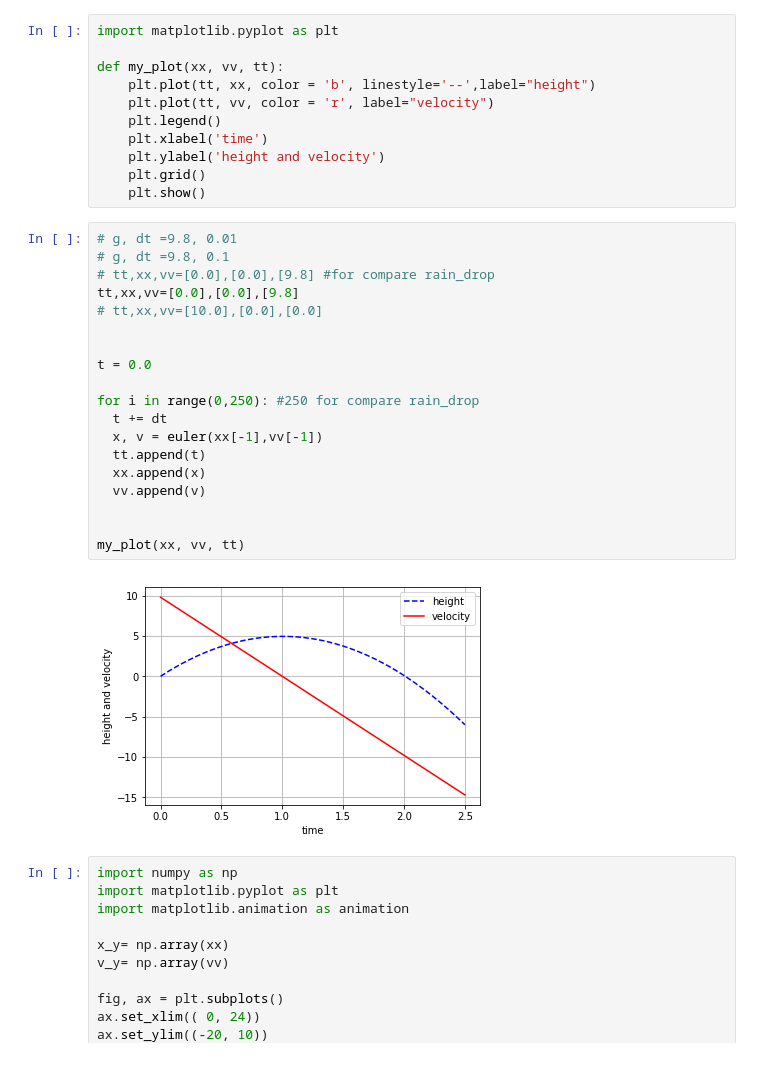
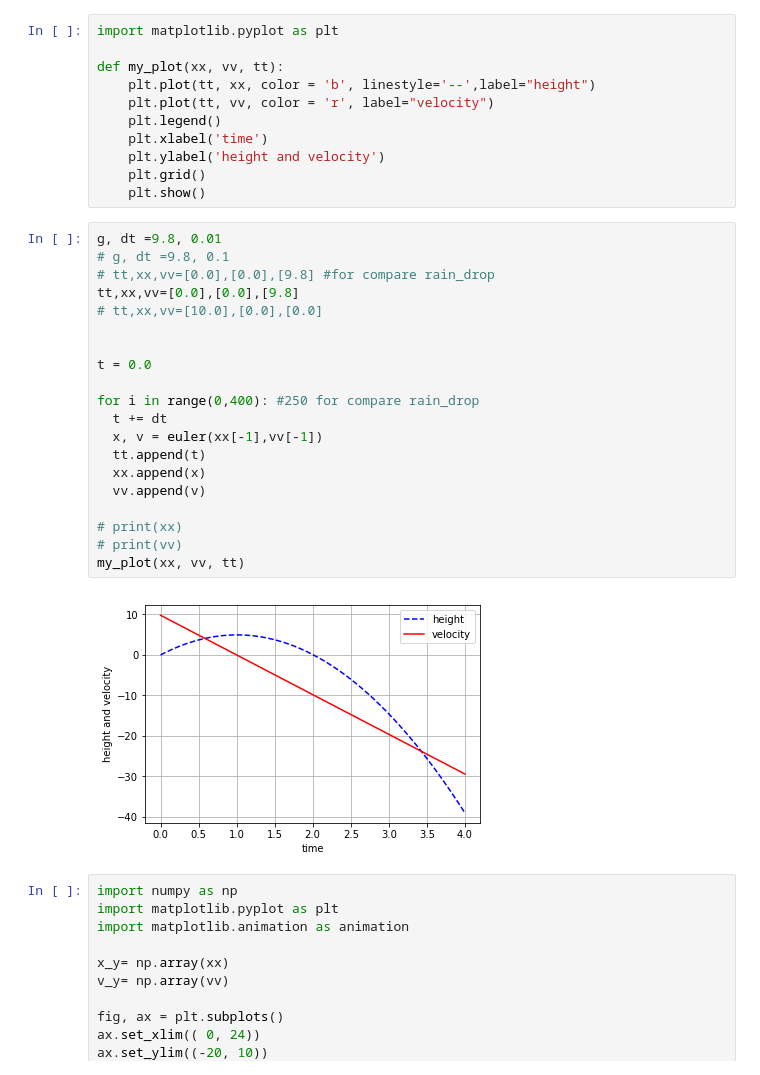
Before and after one commit to daddygongon/jupyter_num_calc, a Jupyter notebook: numerical_calc/ode/python_ode.ipynb, the cells around one changed output. Saved outputs shown, nothing was run; the diff lists cells and outputs as text.

```diff
--- a/numerical_calc/ode/python_ode.ipynb
+++ b/numerical_calc/ode/python_ode.ipynb
@@ -94,26 +94,27 @@ def my_plot(xx, vv, tt):
     plt.grid()
     plt.show()
 # %%
-# g, dt =9.8, 0.01
+g, dt =9.8, 0.01
 # g, dt =9.8, 0.1
 # tt,xx,vv=[0.0],[0.0],[9.8] #for compare rain_drop
 tt,xx,vv=[0.0],[0.0],[9.8]
 # tt,xx,vv=[10.0],[0.0],[0.0]
 
 
 t = 0.0
 
-for i in range(0,250): #250 for compare rain_drop
+for i in range(0,400): #250 for compare rain_drop
   t += dt
   x, v = euler(xx[-1],vv[-1])
   tt.append(t)
   xx.append(x)
   vv.append(v)
 
-
+# print(xx)
+# print(vv)
 my_plot(xx, vv, tt)
 # %% [output]
-[figure, old version]
+[figure, new version]
 # %%
 import numpy as np
 import matplotlib.pyplot as plt
```
